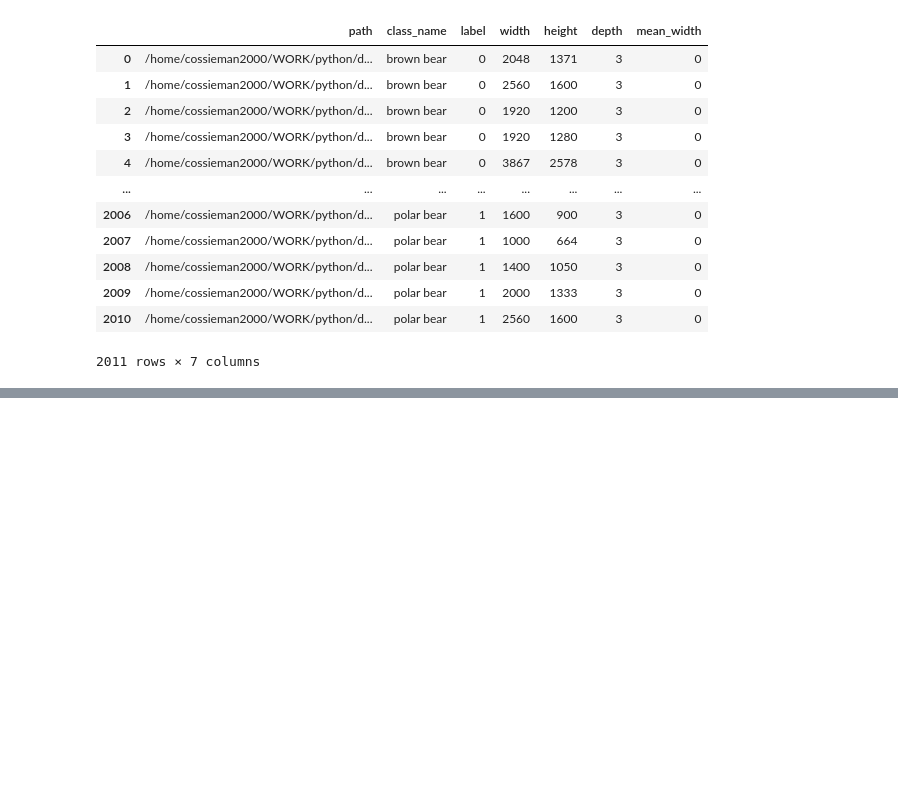
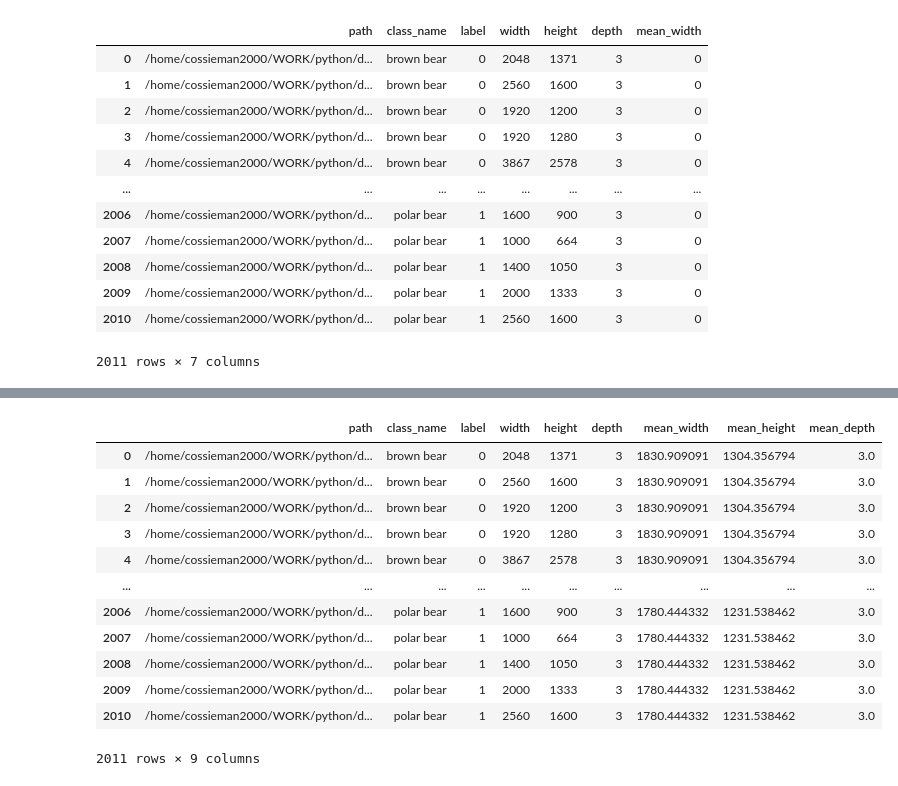
Before and after one commit to acebiscuits/pylab2, a Jupyter notebook: test_lab4.ipynb, the cells around one changed output, grey strips where cells are left out. Cells and saved outputs as stored; diff of their text form; code cells hidden in the pictures; blank space fills up the shorter version.

```diff
--- a/test_lab4.ipynb
+++ b/test_lab4.ipynb
@@ -117,0 +140,18 @@ df
+# %%
+df.loc[df['label'] == 1, 'mean_depth'] = df.loc[df['label'] == 1, 'depth'].mean()
+df.loc[df['label'] == 0, 'mean_depth'] = df.loc[df['label'] == 0, 'depth'].mean()
+df
+# %% [output]
+|  | path | class_name | label | width | height | depth | mean_width | mean_height | mean_depth |
+| 0 | /home/cossieman2000/WORK/python/d... | brown bear | 0 | 2048 | 1371 | 3 | 1830.909091 | 1304.356794 | 3.0 |
+| 1 | /home/cossieman2000/WORK/python/d... | brown bear | 0 | 2560 | 1600 | 3 | 1830.909091 | 1304.356794 | 3.0 |
+| 2 | /home/cossieman2000/WORK/python/d... | brown bear | 0 | 1920 | 1200 | 3 | 1830.909091 | 1304.356794 | 3.0 |
+| 3 | /home/cossieman2000/WORK/python/d... | brown bear | 0 | 1920 | 1280 | 3 | 1830.909091 | 1304.356794 | 3.0 |
+| 4 | /home/cossieman2000/WORK/python/d... | brown bear | 0 | 3867 | 2578 | 3 | 1830.909091 | 1304.356794 | 3.0 |
+| ... | ... | ... | ... | ... | ... | ... | ... | ... | ... |
+| 2006 | /home/cossieman2000/WORK/python/d... | polar bear | 1 | 1600 | 900 | 3 | 1780.444332 | 1231.538462 | 3.0 |
+| 2007 | /home/cossieman2000/WORK/python/d... | polar bear | 1 | 1000 | 664 | 3 | 1780.444332 | 1231.538462 | 3.0 |
+| 2008 | /home/cossieman2000/WORK/python/d... | polar bear | 1 | 1400 | 1050 | 3 | 1780.444332 | 1231.538462 | 3.0 |
+| 2009 | /home/cossieman2000/WORK/python/d... | polar bear | 1 | 2000 | 1333 | 3 | 1780.444332 | 1231.538462 | 3.0 |
+| 2010 | /home/cossieman2000/WORK/python/d... | polar bear | 1 | 2560 | 1600 | 3 | 1780.444332 | 1231.538462 | 3.0 |
+2011 rows × 9 columns
```
Also changed, not shown: parts of 10 cells of this notebook.
